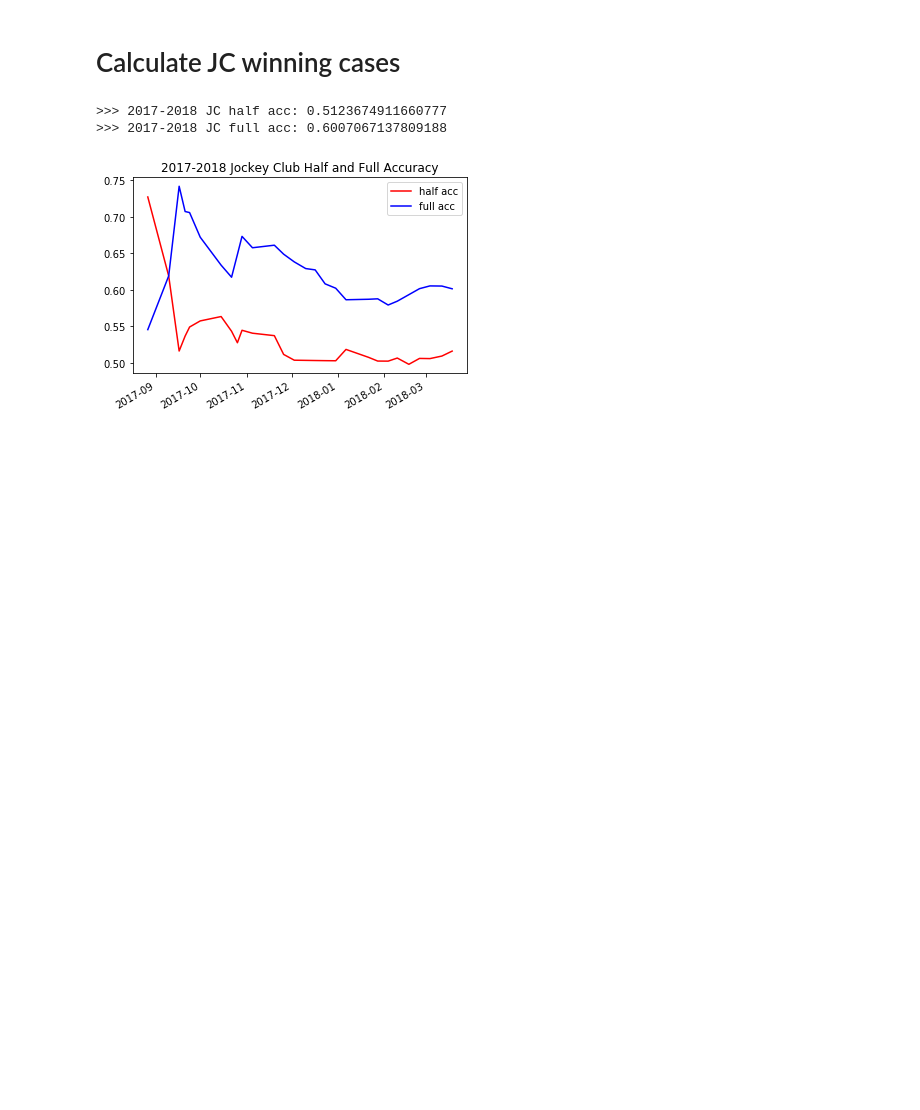
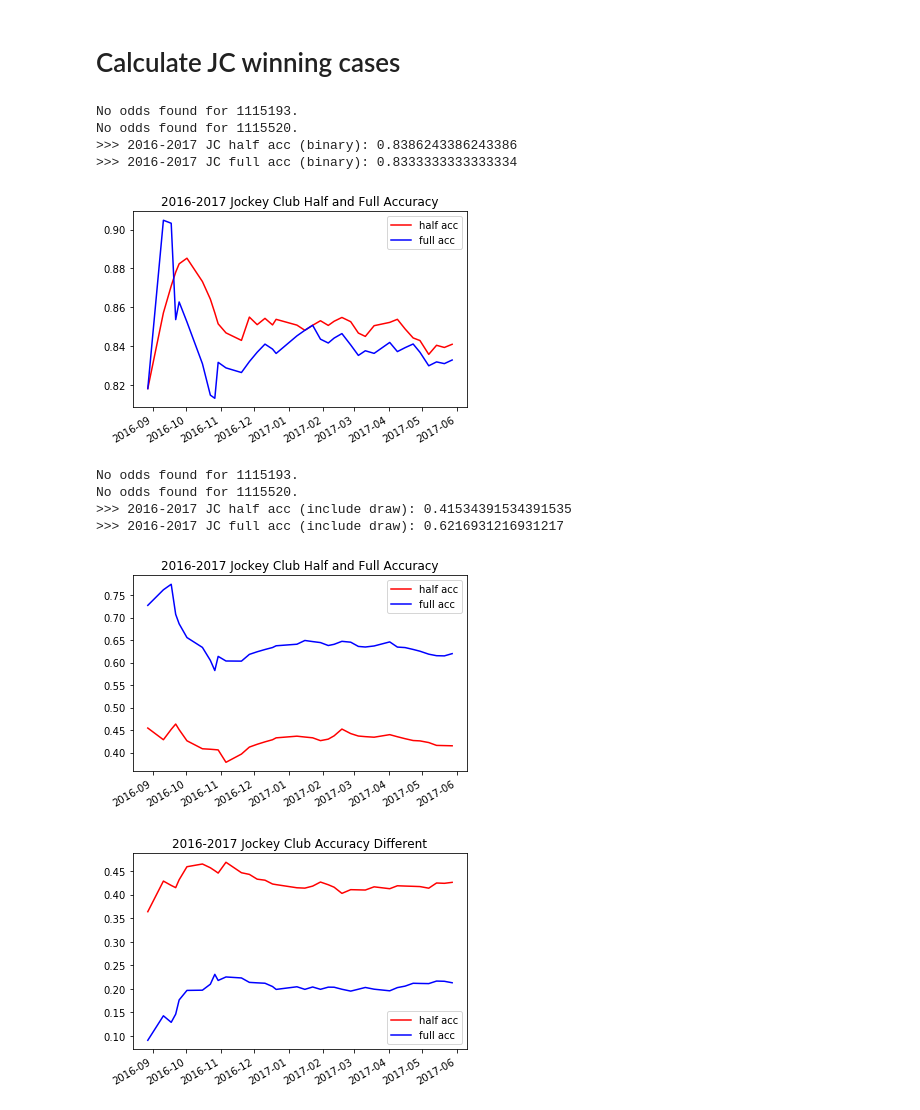
Before and after one commit to cdownsimon/soccer-crawl, a Jupyter notebook: Jockey-Club-Odds.ipynb, the cells around one changed output. Saved outputs shown, nothing was run; the diff lists cells and outputs as text; code cells hidden in the pictures; blank space fills up the shorter version.

```diff
--- a/Jockey-Club-Odds.ipynb
+++ b/Jockey-Club-Odds.ipynb
@@ -418,7 +461,17 @@ def plotAccFig(match_odds_table, start=10, step=10):
     plt.show()
-# %%
-a,b,c = calculateJCWinningAcc(match_table, 10, 10, draw_as_event=True)
-# %% [output]
->>> 2017-2018 JC half acc: 0.5123674911660777
->>> 2017-2018 JC full acc: 0.6007067137809188
-[figure, removed]
+# %%
+binary_event,_,_ = calculateJCWinningAcc(match_table, start=10, step=10, png_path='jc_acc_plot_binary.png', draw_as_event=False)
+draw_event,_,_ = calculateJCWinningAcc(match_table, start=10, step=10, png_path='jc_acc_plot_draw.png', draw_as_event=True)
+plotAccFig(match_odds_table=binary_event, compared_odds_table=draw_event, start=10, step=10, png_path='jc_acc_plot_diff.png')
+# %% [output]
+No odds found for 1115193.
+No odds found for 1115520.
+>>> 2016-2017 JC half acc (binary): 0.8386243386243386
+>>> 2016-2017 JC full acc (binary): 0.8333333333333334
+[figure, added]
+No odds found for 1115193.
+No odds found for 1115520.
+>>> 2016-2017 JC half acc (include draw): 0.41534391534391535
+>>> 2016-2017 JC full acc (include draw): 0.6216931216931217
+[figure, added]
+[figure, added]
```
Also changed, not shown: parts of 1 cell of this notebook, 7 other files.
